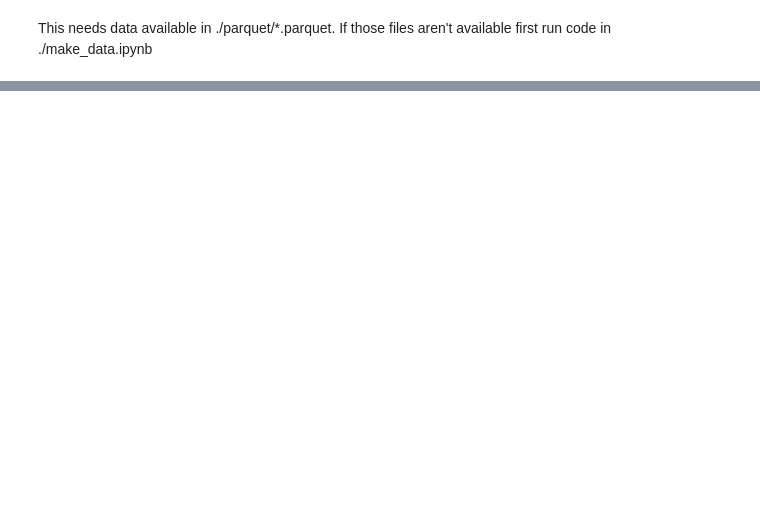
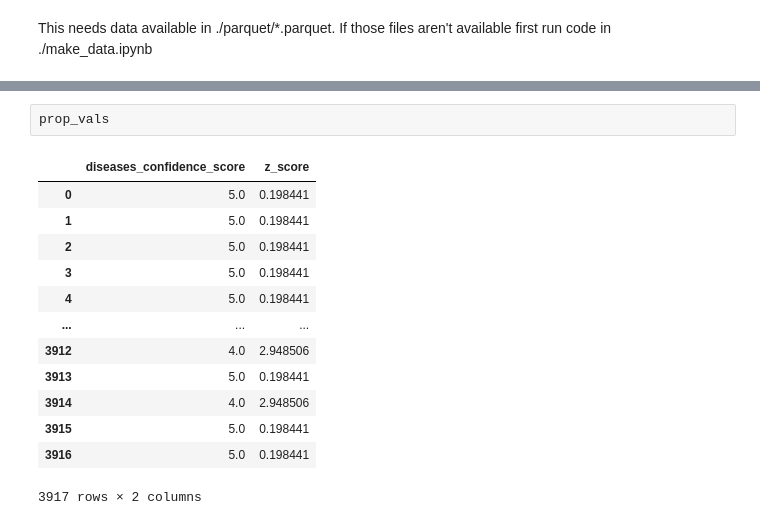
Before and after one commit to DnlRKorn/histogram_for_sept26_hackathon, a Jupyter notebook: make_hist_from_data.ipynb, the cells around one changed output, grey strips where cells are left out. Drawn from its saved outputs; the diff is of its cells as text; blank space fills up the shorter version.

```diff
--- a/make_hist_from_data.ipynb
+++ b/make_hist_from_data.ipynb
@@ -67,0 +112,16 @@ Absent Cnt:0
+# %%
+prop_vals
+# %% [output]
+|  | diseases_confidence_score | z_score |
+| 0 | 5.0 | 0.198441 |
+| 1 | 5.0 | 0.198441 |
+| 2 | 5.0 | 0.198441 |
+| 3 | 5.0 | 0.198441 |
+| 4 | 5.0 | 0.198441 |
+| ... | ... | ... |
+| 3912 | 4.0 | 2.948506 |
+| 3913 | 5.0 | 0.198441 |
+| 3914 | 4.0 | 2.948506 |
+| 3915 | 5.0 | 0.198441 |
+| 3916 | 5.0 | 0.198441 |
+3917 rows × 2 columns
```
Also changed, not shown: parts of 16 cells of this notebook.
